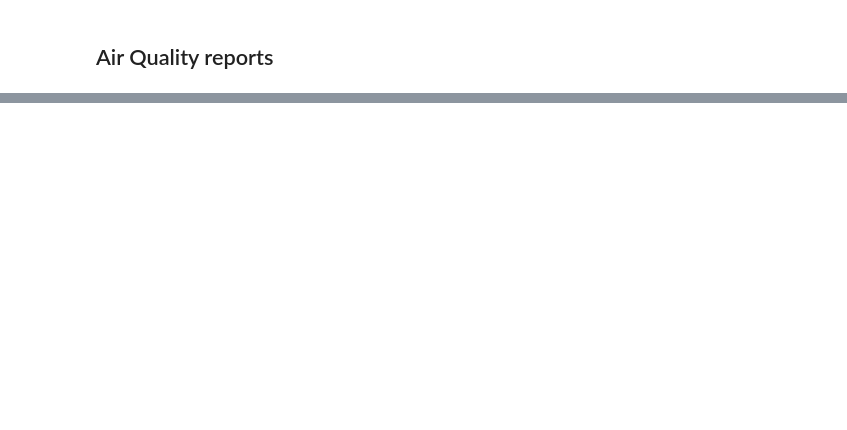
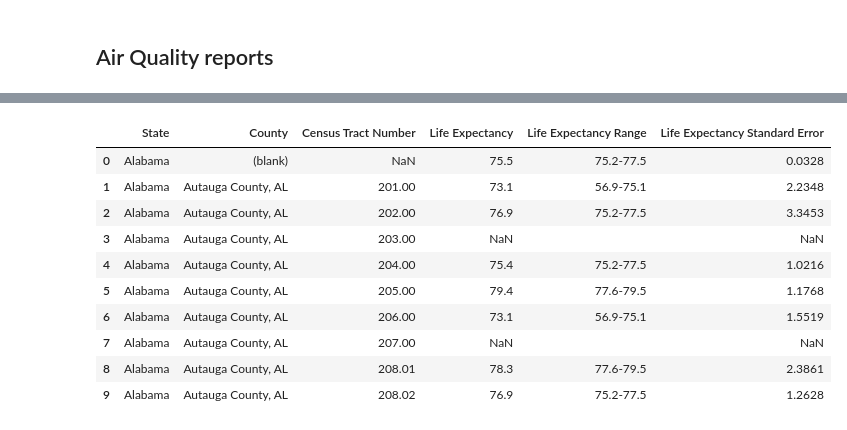
Before and after one commit to angeliki-tzanou/datasci_1_loading, a Jupyter notebook: HHA_507_Assignment_1.ipynb, the cells around one changed output, grey strips where cells are left out. Saved outputs shown, nothing was run; the diff lists cells and outputs as text; code cells hidden in the pictures; blank space fills up the shorter version.

```diff
--- a/HHA_507_Assignment_1.ipynb
+++ b/HHA_507_Assignment_1.ipynb
@@ -174,0 +211,14 @@ JSONDecodeError: ignored
+# %%
+df_json3.head(10)
+# %% [output]
+|  | State | County | Census Tract Number | Life Expectancy | Life Expectancy Range | Life Expectancy Standard Error |
+| 0 | Alabama | (blank) | NaN | 75.5 | 75.2-77.5 | 0.0328 |
+| 1 | Alabama | Autauga County, AL | 201.00 | 73.1 | 56.9-75.1 | 2.2348 |
+| 2 | Alabama | Autauga County, AL | 202.00 | 76.9 | 75.2-77.5 | 3.3453 |
+| 3 | Alabama | Autauga County, AL | 203.00 | NaN |  | NaN |
+| 4 | Alabama | Autauga County, AL | 204.00 | 75.4 | 75.2-77.5 | 1.0216 |
+| 5 | Alabama | Autauga County, AL | 205.00 | 79.4 | 77.6-79.5 | 1.1768 |
+| 6 | Alabama | Autauga County, AL | 206.00 | 73.1 | 56.9-75.1 | 1.5519 |
+| 7 | Alabama | Autauga County, AL | 207.00 | NaN |  | NaN |
+| 8 | Alabama | Autauga County, AL | 208.01 | 78.3 | 77.6-79.5 | 2.3861 |
+| 9 | Alabama | Autauga County, AL | 208.02 | 76.9 | 75.2-77.5 | 1.2628 |
```
Also changed, not shown: parts of 10 cells of this notebook.
